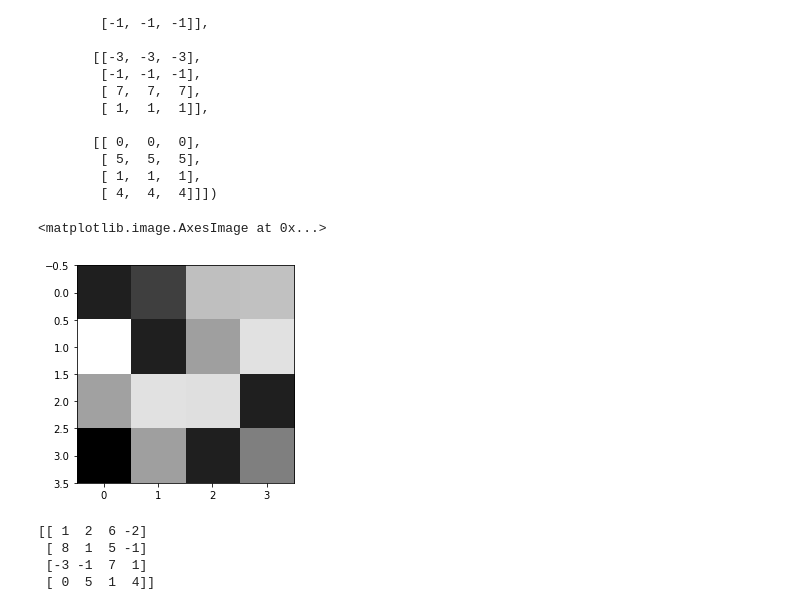
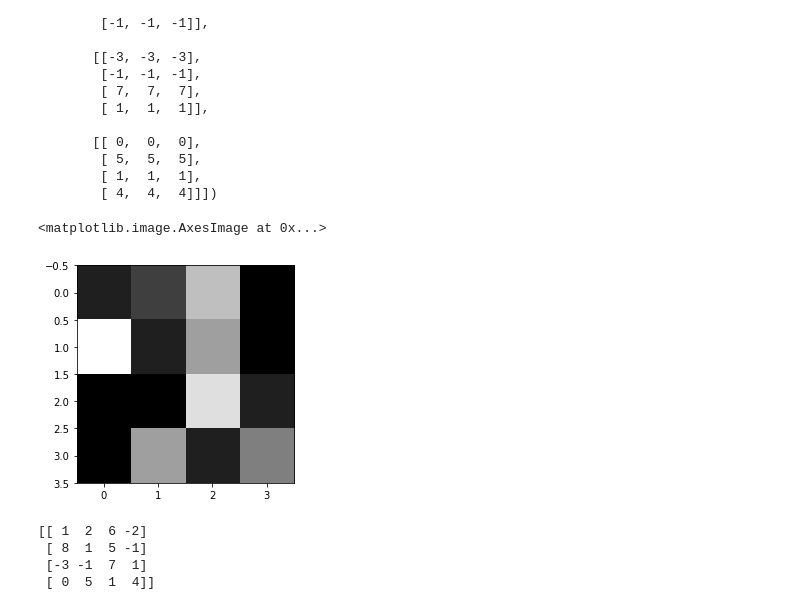
Before and after one commit to lpdon/PraktikumNeuronaleNetze, a Jupyter notebook: Week1_NumpyTutorial/PNN_Numpy_Tutorial.ipynb, the cells around one changed output. Cells and saved outputs as stored; diff of their text form; code cells hidden in the pictures.

```diff
--- a/Week1_NumpyTutorial/PNN_Numpy_Tutorial.ipynb
+++ b/Week1_NumpyTutorial/PNN_Numpy_Tutorial.ipynb
@@ -153,10 +153,10 @@ array([[[ 1,  1,  1],
         [ 1,  1,  1],
         [ 4,  4,  4]]])
 # %%
-plt.imshow(a/np.max(a))
+plt.imshow(np.maximum(a/np.max(a),0))
 # %% [output]
 <matplotlib.image.AxesImage at 0x...>
-[figure, old version]
+[figure, new version]
 # %%
 print(a[:,:,1]) # Get the green channel (every values for width and height)
 # %% [output]
```
Also changed, not shown: parts of 11 cells of this notebook, 4 other files.
